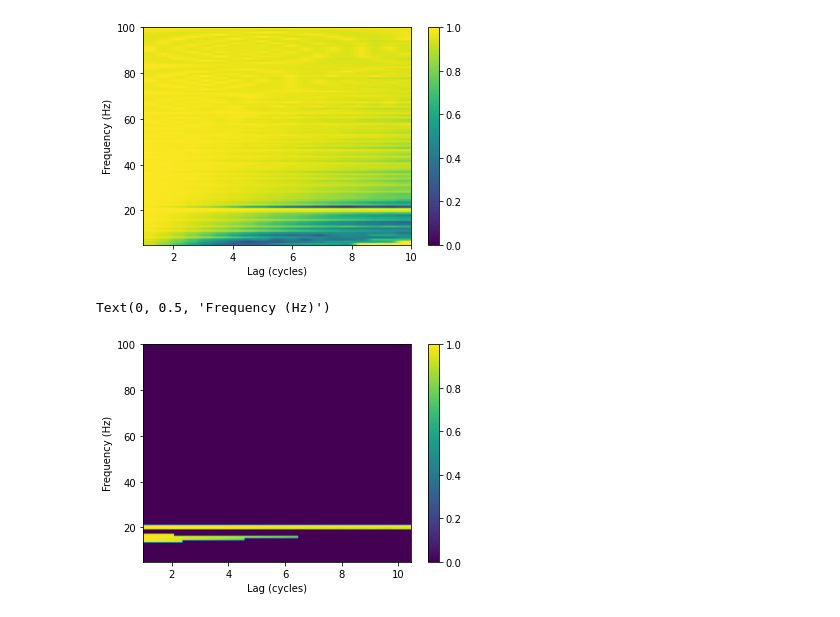
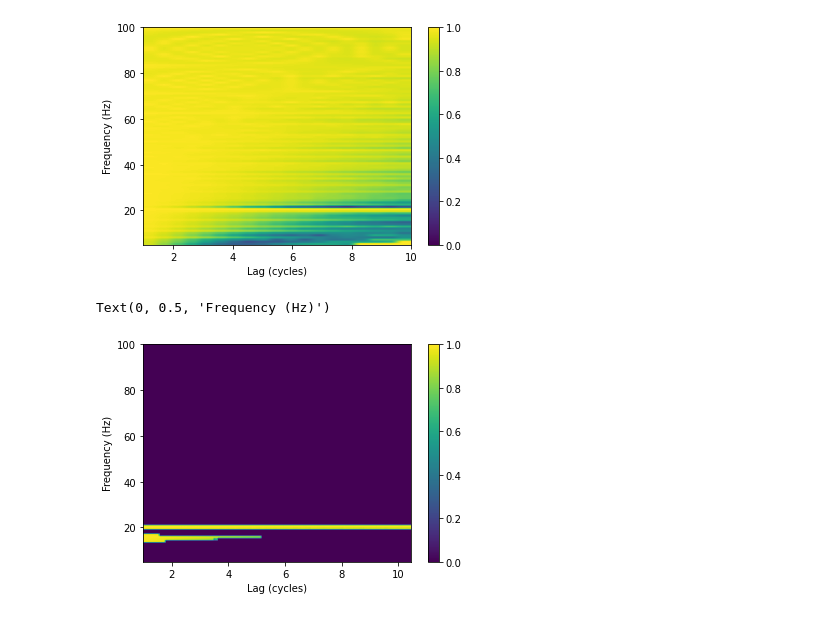
Before and after one commit to danclab/lagged_hilbert_autocoherence, a Jupyter notebook: python/plot_figure1.ipynb, the cells around one changed output. Saved outputs shown, nothing was run; the diff lists cells and outputs as text; code cells hidden in the pictures.

```diff
--- a/python/plot_figure1.ipynb
+++ b/python/plot_figure1.ipynb
@@ -372,18 +372,25 @@ Text(0, 0.5, 'Frequency (Hz)')
 # dataset as a threshold. We use an ARMA model to account for
 # aperiodic temporal structure
 
-def ar_surr(signal, k_perm):
+def ar_surr(signal, n_shuffles=1000):
     n_pts=len(signal)
 
-    # Estimate an AR model
-    mdl_order = (1, 0, 0)
-    mdl = sm.tsa.ARIMA(signal, order=mdl_order)
-    result = mdl.fit()
-    # Make a generative model using the ARMA parameters
-    arma_process = sm.tsa.ArmaProcess.from_estimation(result)
-    # Simulate a bunch of time-courses from the model
-    x_sim = arma_process.generate_sample((k_perm,signal.shape[-1]),
-                                         scale=result.resid.std(), axis=1)
+    sim_signal = signal
+    if len(signal.shape) > 1:
+        sim_signal = signal[i,:]
+
+    # Compute FFT.
+    sur_fft = np.fft.rfft(sim_signal)
+
+    # Generate random phases in [0, 2*pi].
+    phases = np.random.uniform(low=0, high=2*np.pi, size=(n_shuffles, sur_fft.shape[0]))
+
+    # Add random phases to data.
+    sur_fft = np.abs(sur_fft) * np.exp(1j * phases)
+
+    # Calculate IFFT.
+    x_sim = np.real(np.fft.irfft(sur_fft, n=len(sim_signal)))
+
     pad = np.zeros(x_sim.shape)
 
     padd_rand_signal = np.hstack([pad, x_sim, pad])
@@ -470,34 +477,34 @@ def lagged_hilbert_autocoherence_thresh(signal, srate, freqs, lags, df):
             amp_prod = np.abs(f1) * np.abs(f2)
 
             # Lagged autocoherence
             expected_phase_diff = lag * 2 * math.pi
             num = np.sum(amp_prod * np.exp(complex(0, 1) * (expected_phase_diff-phase_diff)),axis=0)
             f1_pow = np.power(f1, 2)
             f2_pow = np.power(f2, 2)
             denom = np.sqrt(np.sum(np.abs(f1_pow),axis=0) * np.sum(np.abs(f2_pow),axis=0))
             lc = np.abs(num / denom)
             lc[denom<threshold]=0
             # Average over the time points in between evaluation points
             lcs[f_idx,l_idx] = np.mean(lc)
             all_denoms.append(denom)
     return lcs, all_denoms
 
 # Evaluate at 2-10 lag cycles
 lags=np.arange(1,10.5,.05)
 # Evaluate at 5-100 Hz
 freqs=np.linspace(5,100,100)
 # Determine the frequency resolution
 df = np.diff(freqs)[0]
 
 lcs, denoms=lagged_hilbert_autocoherence_thresh(signal, srate, freqs, lags, df)
 
 im=plt.imshow(lcs, extent=[lags[0], lags[-1], freqs[0], freqs[-1]], origin='lower', aspect='auto', vmin=0, vmax=1, interpolation=None)
 plt.colorbar(im)
 plt.xlabel('Lag (cycles)')
 plt.ylabel('Frequency (Hz)')
 # %% [output]
 Text(0, 0.5, 'Frequency (Hz)')
-[figure, old version]
+[figure, new version]
 # %%
 filtered_signal = filter_data(signal, srate, freqs[0], freqs[-1], verbose=False)
 k_perm=10000
```
Also changed, not shown: parts of 3 cells of this notebook, 38 other files.
